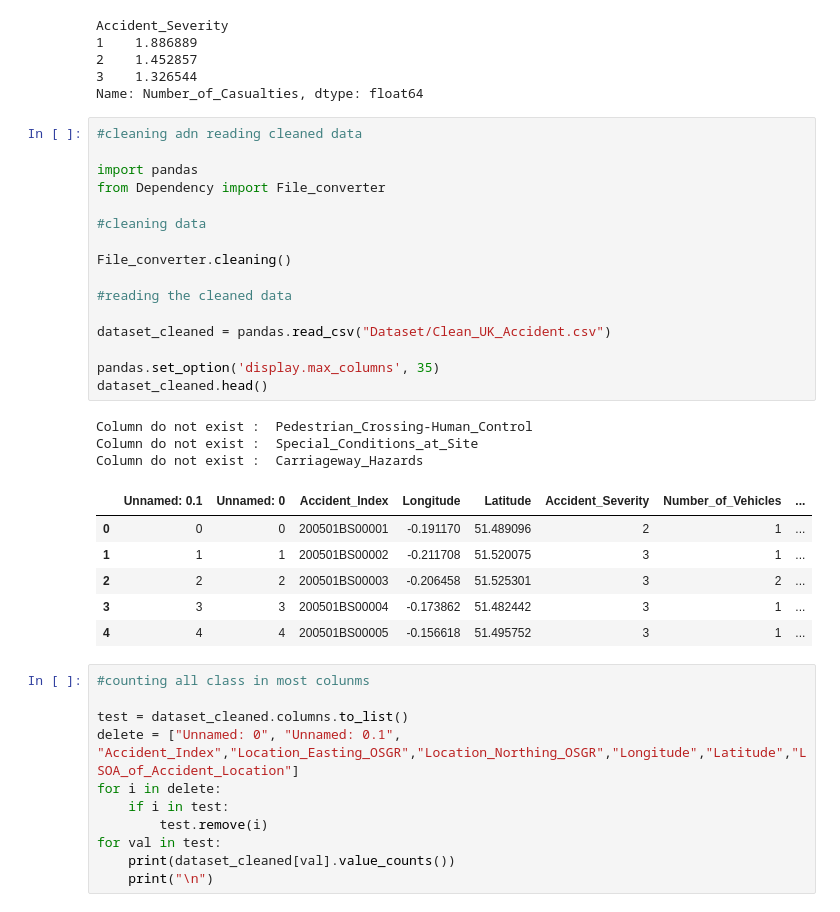
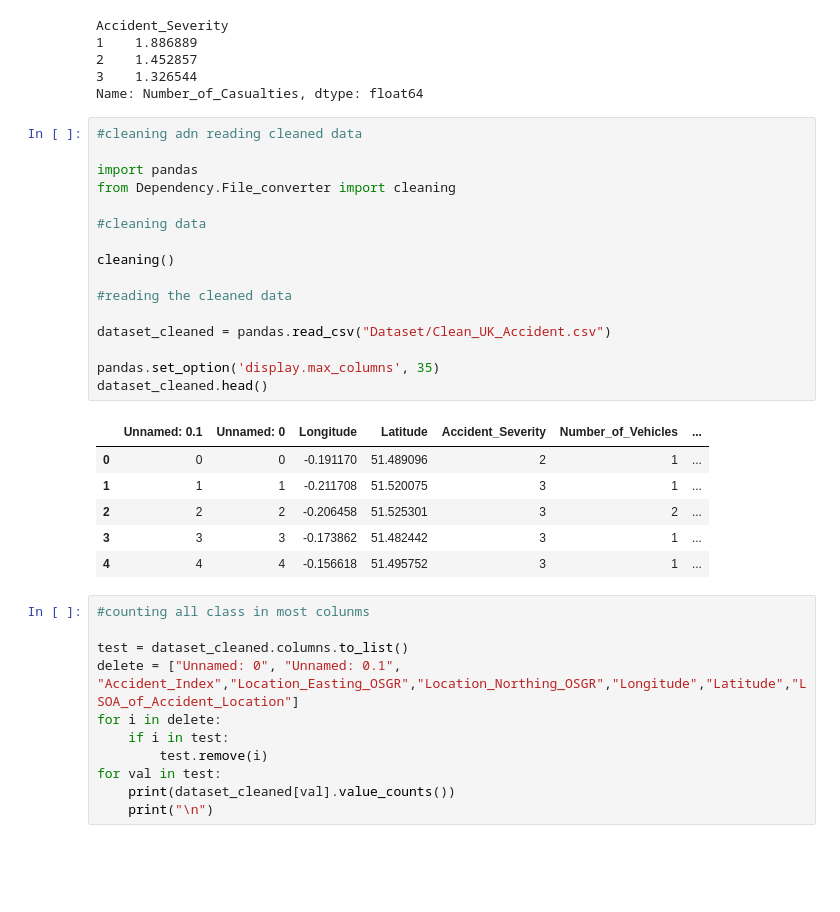
Before and after one commit to Helytre/Intro_AI_MT-MG, a Jupyter notebook: prepwork.ipynb, the cells around one changed output. Saved outputs shown, nothing was run; the diff lists cells and outputs as text; blank space fills up the shorter version.

```diff
--- a/prepwork.ipynb
+++ b/prepwork.ipynb
@@ -58,29 +58,26 @@ Name: Number_of_Casualties, dtype: float64
 # %%
 #cleaning adn reading cleaned data
 
 import pandas
-from Dependency import File_converter
+from Dependency.File_converter import cleaning
 
 #cleaning data
 
-File_converter.cleaning()
+cleaning()
 
 #reading the cleaned data
 
 dataset_cleaned = pandas.read_csv("Dataset/Clean_UK_Accident.csv")
 
 pandas.set_option('display.max_columns', 35)
 dataset_cleaned.head()
 # %% [output]
-Column do not exist :  Pedestrian_Crossing-Human_Control
-Column do not exist :  Special_Conditions_at_Site
-Column do not exist :  Carriageway_Hazards
-|  | Unnamed: 0.1 | Unnamed: 0 | Accident_Index | Longitude | Latitude | Accident_Severity | Number_of_Vehicles | ... |
-| 0 | 0 | 0 | 200501BS00001 | -0.191170 | 51.489096 | 2 | 1 | ... |
-| 1 | 1 | 1 | 200501BS00002 | -0.211708 | 51.520075 | 3 | 1 | ... |
-| 2 | 2 | 2 | 200501BS00003 | -0.206458 | 51.525301 | 3 | 2 | ... |
-| 3 | 3 | 3 | 200501BS00004 | -0.173862 | 51.482442 | 3 | 1 | ... |
-| 4 | 4 | 4 | 200501BS00005 | -0.156618 | 51.495752 | 3 | 1 | ... |
+|  | Unnamed: 0.1 | Unnamed: 0 | Longitude | Latitude | Accident_Severity | Number_of_Vehicles | ... |
+| 0 | 0 | 0 | -0.191170 | 51.489096 | 2 | 1 | ... |
+| 1 | 1 | 1 | -0.211708 | 51.520075 | 3 | 1 | ... |
+| 2 | 2 | 2 | -0.206458 | 51.525301 | 3 | 2 | ... |
+| 3 | 3 | 3 | -0.173862 | 51.482442 | 3 | 1 | ... |
+| 4 | 4 | 4 | -0.156618 | 51.495752 | 3 | 1 | ... |
 # %%
 #counting all class in most colunms
 
```
Also changed, not shown: parts of 1 cell of this notebook, 3 other files.
